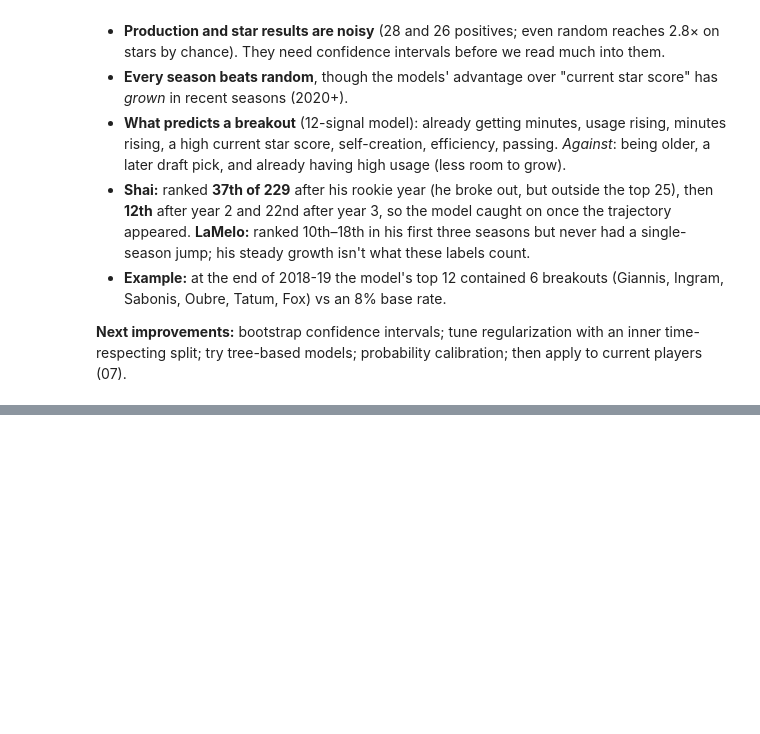
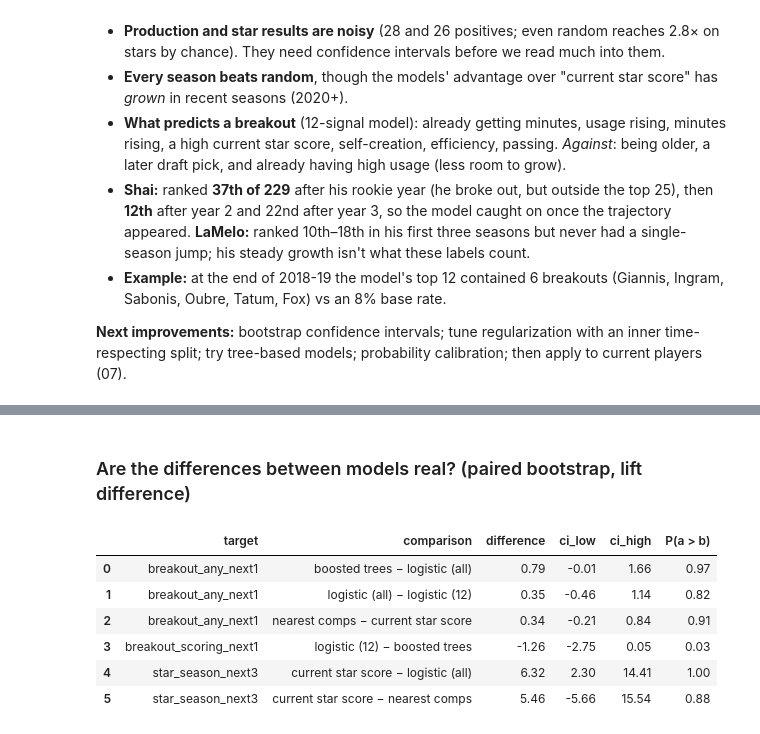
Before and after one commit to dan-j-e/unicorn-hunting, a Jupyter notebook: notebooks/06_breakout_backtest.ipynb, the cells around one changed output, grey strips where cells are left out. Saved outputs shown, nothing was run; the diff lists cells and outputs as text; code cells hidden in the pictures; blank space fills up the shorter version.

```diff
--- a/notebooks/06_breakout_backtest.ipynb
+++ b/notebooks/06_breakout_backtest.ipynb
@@ -266,0 +327,22 @@ dtype: float64
+# %% [markdown]
+### Are the differences between models real? (paired bootstrap, lift difference)
+# %%
+def paired(target, a, b):
+    d = draws[target][a] - draws[target][b]
+    return {"target": target, "comparison": f"{a} − {b}", "difference": d.mean(),
+            "ci_low": np.percentile(d, 2.5), "ci_high": np.percentile(d, 97.5), "P(a > b)": (d > 0).mean()}
+
+pd.DataFrame([paired("breakout_any_next1", "boosted trees", "logistic (all)"),
+              paired("breakout_any_next1", "logistic (all)", "logistic (12)"),
+              paired("breakout_any_next1", "nearest comps", "current star score"),
+              paired("breakout_scoring_next1", "logistic (12)", "boosted trees"),
+              paired("star_season_next3", "current star score", "logistic (all)"),
+              paired("star_season_next3", "current star score", "nearest comps")]).round(2)
+# %% [output]
+|  | target | comparison | difference | ci_low | ci_high | P(a > b) |
+| 0 | breakout_any_next1 | boosted trees − logistic (all) | 0.79 | -0.01 | 1.66 | 0.97 |
+| 1 | breakout_any_next1 | logistic (all) − logistic (12) | 0.35 | -0.46 | 1.14 | 0.82 |
+| 2 | breakout_any_next1 | nearest comps − current star score | 0.34 | -0.21 | 0.84 | 0.91 |
+| 3 | breakout_scoring_next1 | logistic (12) − boosted trees | -1.26 | -2.75 | 0.05 | 0.03 |
+| 4 | star_season_next3 | current star score − logistic (all) | 6.32 | 2.30 | 14.41 | 1.00 |
+| 5 | star_season_next3 | current star score − nearest comps | 5.46 | -5.66 | 15.54 | 0.88 |
```
Also changed, not shown: parts of 6 cells of this notebook, 4 other files.
